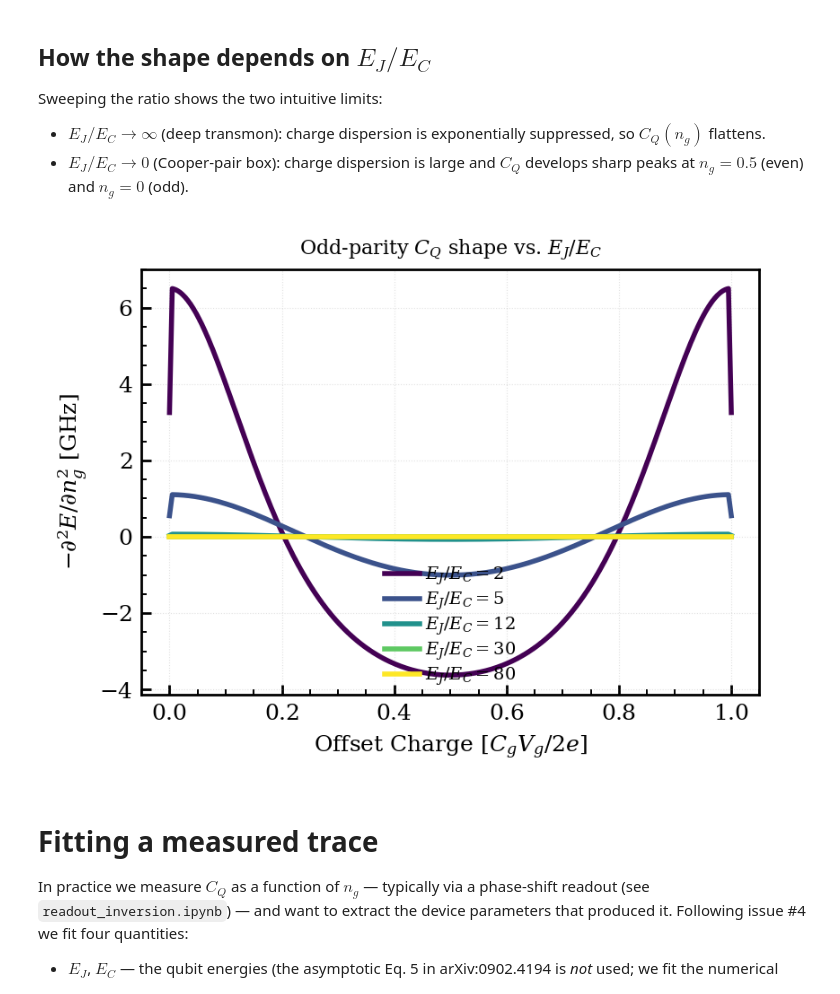
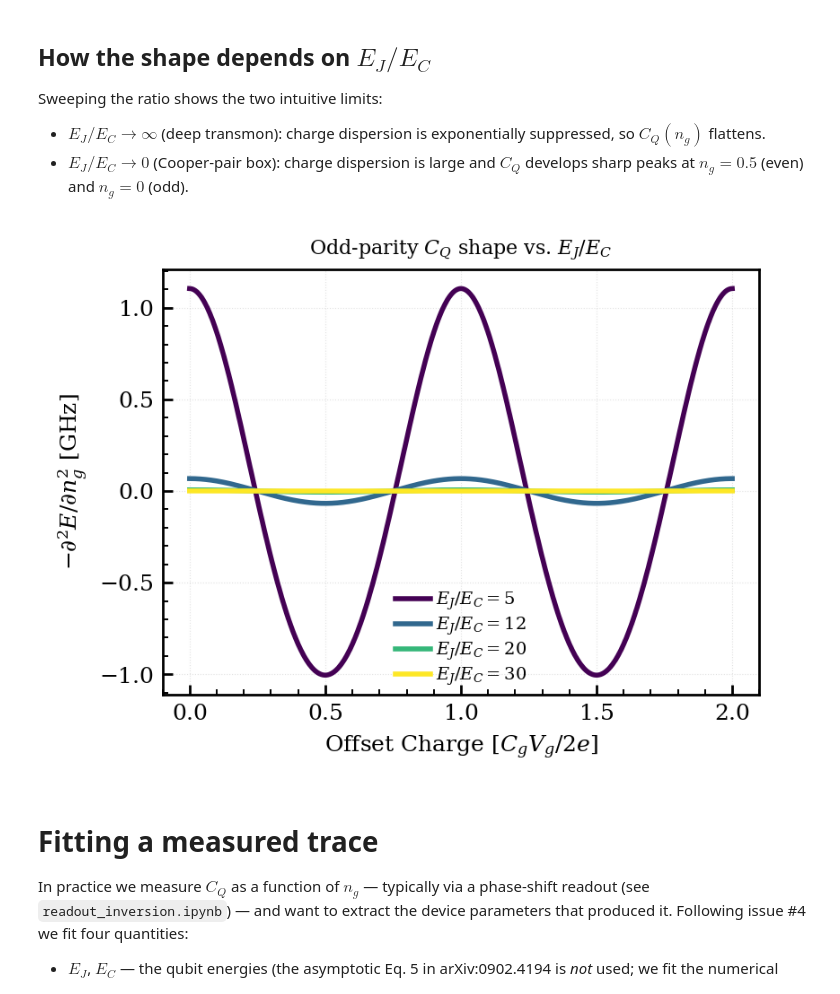
Before and after one commit to WashU-Astroparticle-Lab/qpd, a Jupyter notebook: notebooks/quantum_capacitance.ipynb, the cells around one changed output. Drawn from its saved outputs; the diff is of its cells as text; code cells hidden in the pictures.

```diff
--- a/notebooks/quantum_capacitance.ipynb
+++ b/notebooks/quantum_capacitance.ipynb
@@ -45,7 +45,7 @@ Even parity is solved at $n_g$, odd parity at $n_g + 1/2$ (the
 single-quasiparticle shift). `compute_quantum_capacitance` returns
 both branches at once.
 # %%
-ng = np.linspace(0, 1, 401)
+ng = np.linspace(0, 2, 401)
 cq_e_hz, cq_o_hz = qpd.compute_quantum_capacitance(ng)  # Hz units
 print('intrinsic peak |dE^2/dn_g^2|:',
       f'even = {np.max(np.abs(cq_e_hz))/1e6:.2f} MHz,',
@@ -91,24 +91,24 @@ Sweeping the ratio shows the two intuitive limits:
   and $C_Q$ develops sharp peaks at $n_g = 0.5$ (even) and
   $n_g = 0$ (odd).
 # %%
-ratios = [2, 5, 12, 30, 80]
+ratios = [5, 12, 20, 30]
 e_c_hz = 0.695e9
 with plt.style.context(QPD._style_path):
     fig, ax = plt.subplots(figsize=(4, 3))
     cmap = plt.colormaps.get_cmap('viridis')
     for k, r in enumerate(ratios):
         q = QPD(e_j_hz=r * e_c_hz, e_c_hz=e_c_hz)
         _, cq_o = q.compute_quantum_capacitance(ng)
         ax.plot(ng, cq_o / 1e9, color=cmap(k / (len(ratios) - 1)),
                 linewidth=2, label=f'$E_J/E_C={r}$')
     ax.set_xlabel(r'Offset Charge [$C_g V_g / 2e$]')
     ax.set_ylabel(r'$-\partial^2 E / \partial n_g^2$ [GHz]')
     ax.set_title('Odd-parity $C_Q$ shape vs. $E_J/E_C$', fontsize=8)
     ax.legend(fontsize=7)
     ax.minorticks_on(); ax.grid(alpha=0.3)
     plt.show()
 # %% [output]
-[figure, old version]
+[figure, new version]
 # %% [markdown]
 # Fitting a measured trace
 
```
Also changed, not shown: parts of 7 cells of this notebook, 1 other file.
